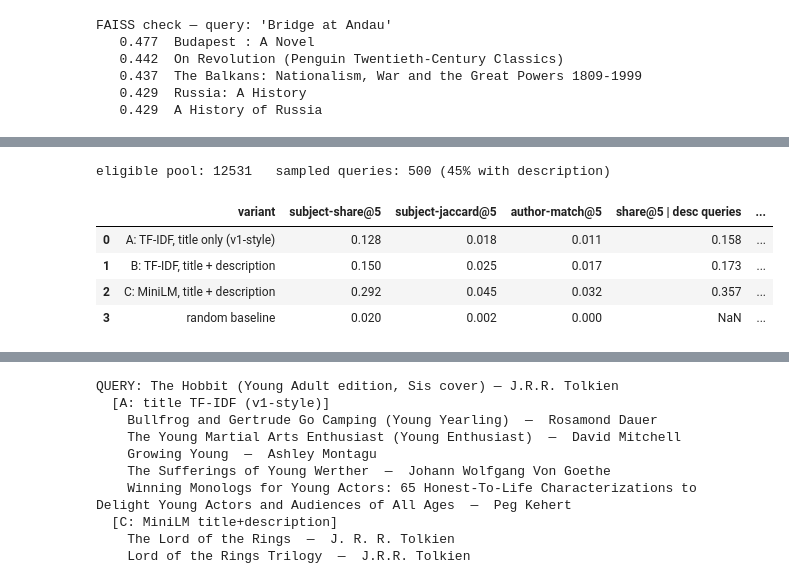
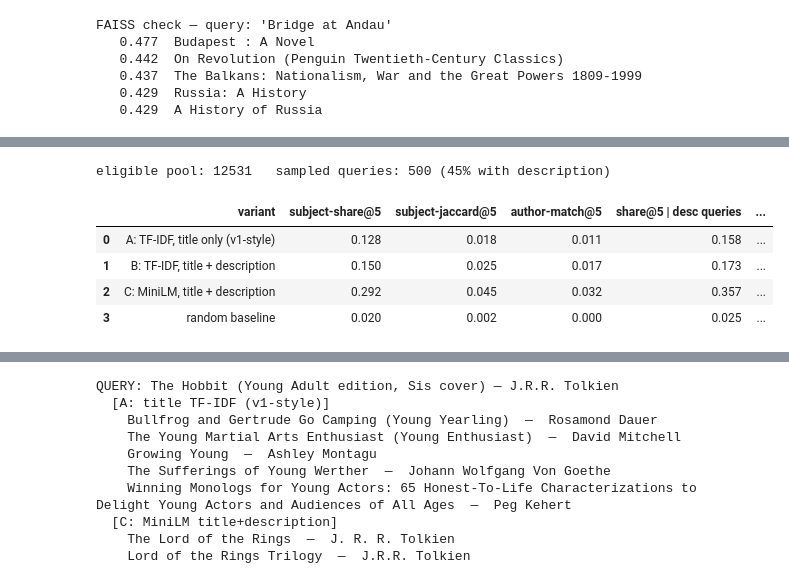
Before and after one commit to anastasioskontogiorgis/book-recommender, a Jupyter notebook: book_recommender_v2.ipynb, the cells around one changed output, grey strips where cells are left out. Saved outputs shown, nothing was run; the diff lists cells and outputs as text; code cells hidden in the pictures.

```diff
--- a/book_recommender_v2.ipynb
+++ b/book_recommender_v2.ipynb
@@ -265,56 +236,63 @@ which is exactly the controlled A/B/C question we are asking.
 # %%
 # --- Evaluation harness -----------------------------------------------------------
+# Query pool: books carrying at least two informative subjects so that a match
+# reflects topical overlap instead of one shared generic tag.
+K = 5
 eligible = df.index[df['subjects_info'].apply(len) >= 2].to_numpy()
 queries = RNG.choice(eligible, size=min(500, len(eligible)), replace=False)
 has_desc_q = (df.loc[queries, 'description'].str.len() > 0).to_numpy()
 print(f"eligible pool: {len(eligible)}   sampled queries: {len(queries)} "
       f"({has_desc_q.mean():.0%} with description)")
 
 subj = df['subjects_info'].to_numpy()
 auth = df['author'].to_numpy()
 
-def eval_variant(X, name, k=5):
-    top = retrieve_topk(X, queries, k)
-    share, jac, am = [], [], []
-    for qi, row in zip(queries, top):
-        qs = subj[qi]
-        share.append(np.mean([len(qs & subj[r]) > 0 for r in row]))
-        jac.append(np.mean([(len(qs & subj[r]) / len(qs | subj[r]))
-                            if (qs | subj[r]) else 0.0 for r in row]))
-        am.append(np.mean([auth[r] == auth[qi] for r in row]))
-    share, jac, am = map(np.asarray, (share, jac, am))
-    return {'variant': name,
-            'subject-share@5': share.mean(),
-            'subject-jaccard@5': jac.mean(),
-            'author-match@5': am.mean(),
-            'share@5 | desc queries': share[has_desc_q].mean(),
-            'share@5 | no-desc queries': share[~has_desc_q].mean()}
+# random floor same queries and scoring candidates drawn uniformly
+random_topk = np.array([RNG.choice(len(df), size=K, replace=False) for _ in queries])
 
-def eval_random(k=5):
-    share, jac, am = [], [], []
-    for qi in queries:
-        row = RNG.choice(len(df), size=k, replace=False)
-        qs = subj[qi]
-        share.append(np.mean([len(qs & subj[r]) > 0 for r in row]))
-        jac.append(np.mean([(len(qs & subj[r]) / len(qs | subj[r]))
-                            if (qs | subj[r]) else 0.0 for r in row]))
-        am.append(np.mean([auth[r] == auth[qi] for r in row]))
-    return {'variant': 'random baseline', 'subject-share@5': np.mean(share),
-            'subject-jaccard@5': np.mean(jac), 'author-match@5': np.mean(am),
-            'share@5 | desc queries': np.nan, 'share@5 | no-desc queries': np.nan}
+
+def jaccard(a, b):
+    # overlap of two informative-subject sets
+    # empty union scores zero
+    union = a | b
+    return len(a & b) / len(union) if union else 0.0
+
+
+def score(topk, name):
+    # topk holds one row of recommended catalogueue positions per query so the
+    # same scoring applies whether those rows came from a retrieval variant or
+    # from the random floor
+    shared, overlap, same_author = [], [], []
+
+    for qi, row in zip(queries, topk):
+        query_subjects = subj[qi]
+        shared.append(np.mean([len(query_subjects & subj[r]) > 0 for r in row]))
+        overlap.append(np.mean([jaccard(query_subjects, subj[r]) for r in row]))
+        same_author.append(np.mean([auth[r] == auth[qi] for r in row]))
+
+    shared = np.asarray(shared)
+    return {
+        'variant': name,
+        'subject-share@5': shared.mean(),
+        'subject-jaccard@5': np.mean(overlap),
+        'author-match@5': np.mean(same_author),
+        'share@5 | desc queries': shared[has_desc_q].mean(),
+        'share@5 | no-desc queries': shared[~has_desc_q].mean(),
+    }
+
 
 results = pd.DataFrame([
-    eval_variant(X_A, 'A: TF-IDF, title only (v1-style)'),
-    eval_variant(X_B, 'B: TF-IDF, title + description'),
-    eval_variant(emb, 'C: MiniLM, title + description'),
-    eval_random(),
+    score(retrieve_topk(X_A, queries, K), 'A: TF-IDF, title only (v1-style)'),
+    score(retrieve_topk(X_B, queries, K), 'B: TF-IDF, title + description'),
+    score(retrieve_topk(emb, queries, K), 'C: MiniLM, title + description'),
+    score(random_topk, 'random baseline'),
 ])
 results.round(3)
 # %% [output]
 eligible pool: 12531   sampled queries: 500 (45% with description)
 |  | variant | subject-share@5 | subject-jaccard@5 | author-match@5 | share@5 | desc queries | ... |
 | 0 | A: TF-IDF, title only (v1-style) | 0.128 | 0.018 | 0.011 | 0.158 | ... |
 | 1 | B: TF-IDF, title + description | 0.150 | 0.025 | 0.017 | 0.173 | ... |
 | 2 | C: MiniLM, title + description | 0.292 | 0.045 | 0.032 | 0.357 | ... |
-| 3 | random baseline | 0.020 | 0.002 | 0.000 | NaN | ... |
+| 3 | random baseline | 0.020 | 0.002 | 0.000 | 0.025 | ... |
 # %%
```
Also changed, not shown: parts of 15 cells of this notebook, 6 other files.
